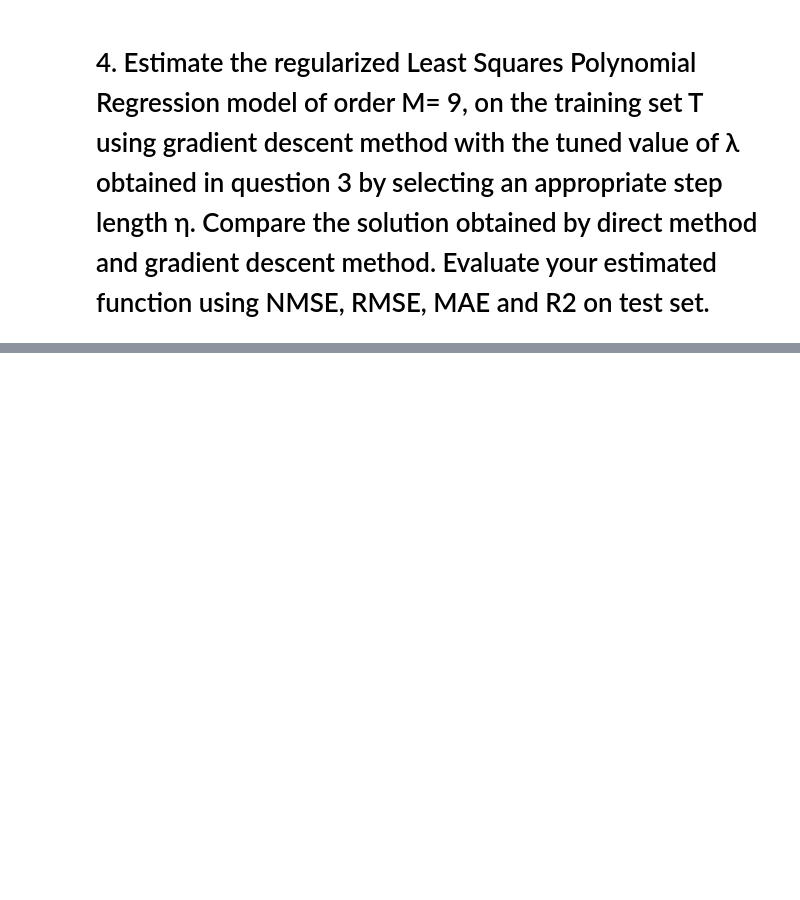
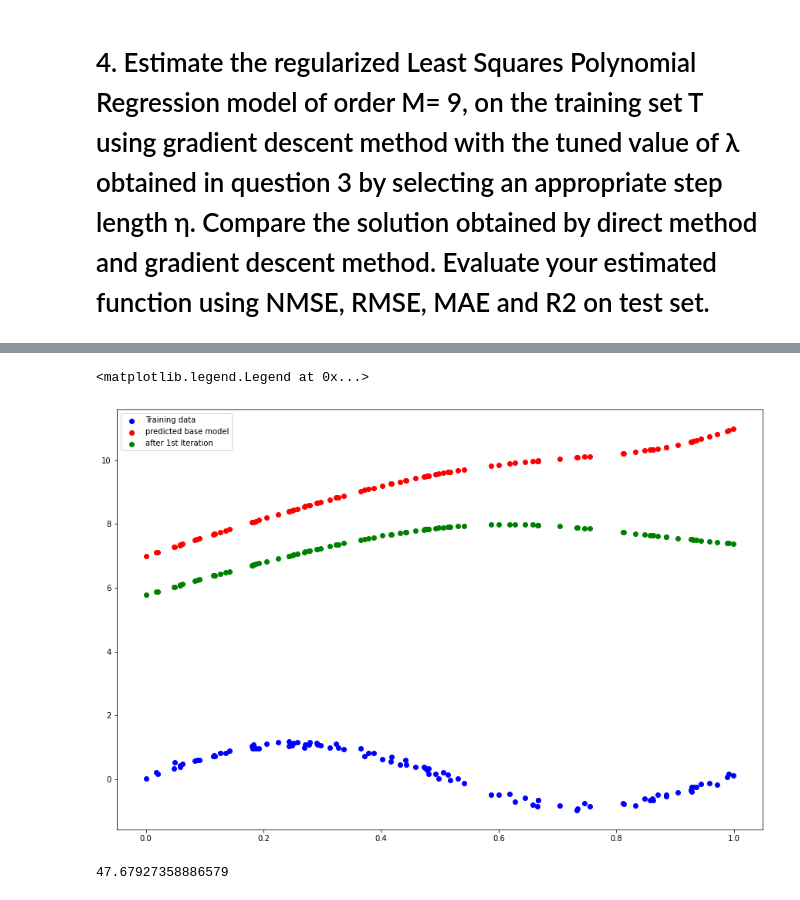
Before and after one commit to Rohanjos97/machine-learning-assignments, a Jupyter notebook: Assignment 3/ Assignment3.ipynb, the cells around one changed output, grey strips where cells are left out. Cells and saved outputs as stored; diff of their text form; code cells hidden in the pictures; blank space fills up the shorter version.

```diff
--- a/Assignment 3/ Assignment3.ipynb
+++ b/Assignment 3/ Assignment3.ipynb
@@ -386,0 +522,50 @@ R_square_λ0
+# %%
+
+part_grad = calc_2nd_grad(X_train, Y_train, new_coeff)
+
+step_size = 0.1
+
+new_coeff = coefficient_m9 - (step_size * part_grad)
+new_coeff
+
+new_y_predicted_m9 = []
+for val in X:
+    y_val = 0
+    for deg in range(0, 10):
+      y_val += new_coeff[deg] * math.pow(val, deg)
+    new_y_predicted_m9.append(y_val)
+# %%
+
+
+fig, axes = plt.subplots(1, 1, figsize=(15, 10))
+axes.scatter(X_train, Y_train, color='blue')
+axes.scatter(X_train, y_predicted_m9, color='red')
+axes.scatter(X_train, new_y_predicted_m9, color='green')
+axes.legend(['Training data', 'predicted base model', 'after 1st Iteration'])
+# %% [output]
+<matplotlib.legend.Legend at 0x...>
+[figure, added]
+# %%
+for i in range(1500):
+  new_coeff = calc_2nd_grad(X_train, Y_train, new_coeff)
+
+  step_size = 0.1
+
+  new_coeff = coefficient_m9 - (step_size * new_coeff)
+
+  new_y_predicted_m9 = []
+  for val in X:
+      y_val = 0
+      for deg in range(0, 10):
+        y_val += new_coeff[deg] * math.pow(val, deg)
+      new_y_predicted_m9.append(y_val)
+
+
+  y_vs_y_hat_m9 = pd.DataFrame(data=(new_y_predicted_m9, Y_train),index=['Y_predicted','Y_train']).T
+  y_vs_y_hat_m9['sum of square error'] = (y_vs_y_hat_m9['Y_predicted'] - y_vs_y_hat_m9['Y_train'])**2
+
+  rmse_m9 = 0
+  rmse_m9 = y_vs_y_hat_m9['sum of square error'].sum() / len(y_vs_y_hat_m9)
+rmse_m9
+# %% [output]
+47.67927358886579
```
Also changed, not shown: parts of 33 cells of this notebook.
